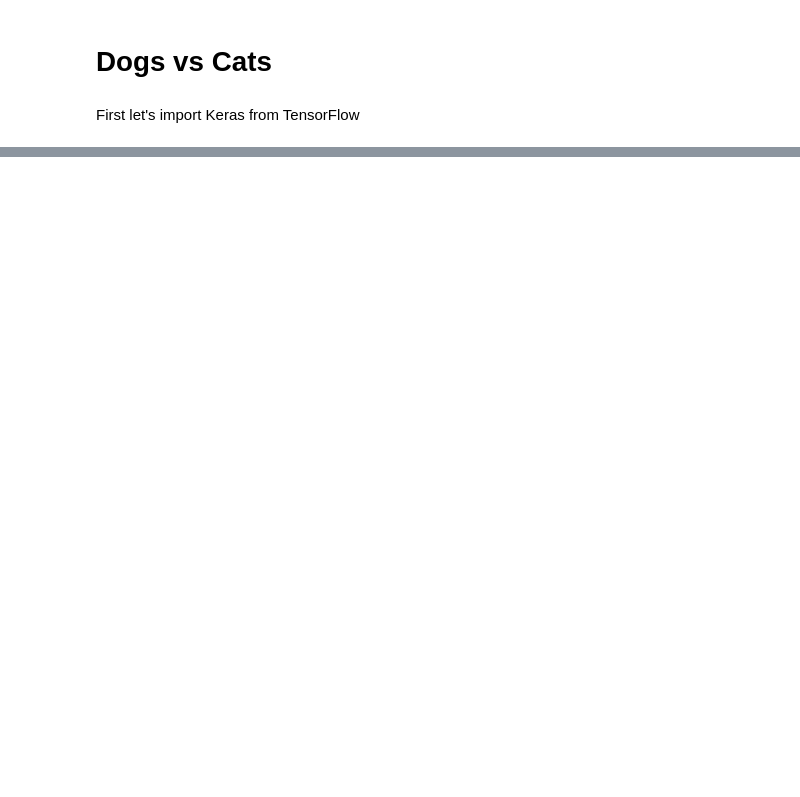
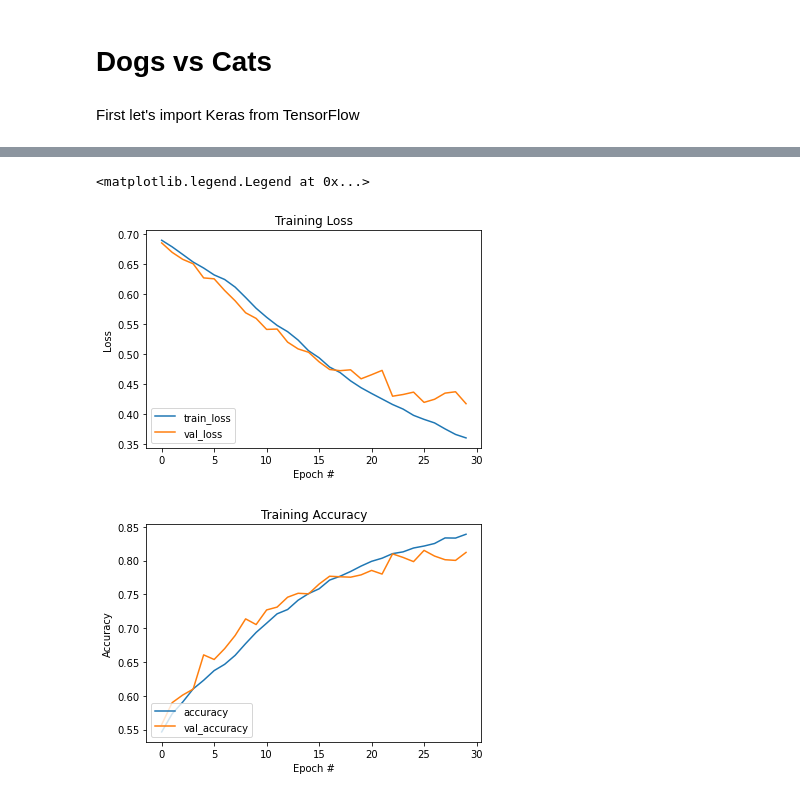
Before and after one commit to vrkh1996/AI_Project, a Jupyter notebook: 05_dogscats.ipynb, the cells around one changed output, grey strips where cells are left out. Drawn from its saved outputs; the diff is of its cells as text; code cells hidden in the pictures; blank space fills up the shorter version.

```diff
--- a/05_dogscats.ipynb
+++ b/05_dogscats.ipynb
@@ -44,8 +108,13 @@ plt.show()
 # %%
 model = keras.models.Sequential()
-model.add(keras.layers.Flatten(input_shape=[64, 64, 3]))
+model.add(keras.layers.Conv2D(128, 3, activation='relu', input_shape=[64, 64, 3]))
+model.add(keras.layers.MaxPool2D((2, 2)))
+model.add(keras.layers.Conv2D(256, 3, activation='relu'))
+model.add(keras.layers.MaxPool2D((2, 2)))
+model.add(keras.layers.Conv2D(64, 3, activation='relu'))
+model.add(keras.layers.Flatten())
 model.add(keras.layers.Dense(128, activation="relu"))
 model.add(keras.layers.Dense(64, activation="relu"))
-model.add(keras.layers.Dense(10, activation="softmax"))
+model.add(keras.layers.Dense(1, activation="sigmoid"))
 # %%
 model.summary()
@@ -56,6 +143,6 @@ model.compile(loss="binary_crossentropy",
 # %%
 history = model.fit(train_generator,
                     epochs=30,
-                    steps_per_epoch=23000//64,
+                    steps_per_epoch=20000//64,
                     validation_data=validation_generator,
-                    validation_steps=2000//64)
+                    validation_steps=5000//64)
@@ -62,19 +167,23 @@ history = model.fit(train_generator,
 # %%
 N = range(0, 30)
 plt.figure()
-plt.plot(N, H.history["loss"], label="train_loss")
-plt.plot(N, H.history["val_loss"], label="val_loss")
+plt.plot(N, history.history["loss"], label="train_loss")
+plt.plot(N, history.history["val_loss"], label="val_loss")
 plt.title("Training Loss")
 plt.xlabel("Epoch #")
 plt.ylabel("Loss")
 plt.legend(loc="lower left")
 
 plt.figure()
-plt.plot(N, H.history["accuracy"], label="accuracy")
-plt.plot(N, H.history["val_accuracy"], label="val_accuracy")
+plt.plot(N, history.history["accuracy"], label="accuracy")
+plt.plot(N, history.history["val_accuracy"], label="val_accuracy")
 plt.title("Training Accuracy")
 plt.xlabel("Epoch #")
 plt.ylabel("Accuracy")
 plt.legend(loc="lower left")
+# %% [output]
+<matplotlib.legend.Legend at 0x...>
+[figure, added]
+[figure, added]
 # %%
 model.save("dogscats_model.h5")
```
Also changed, not shown: parts of 10 cells of this notebook.
